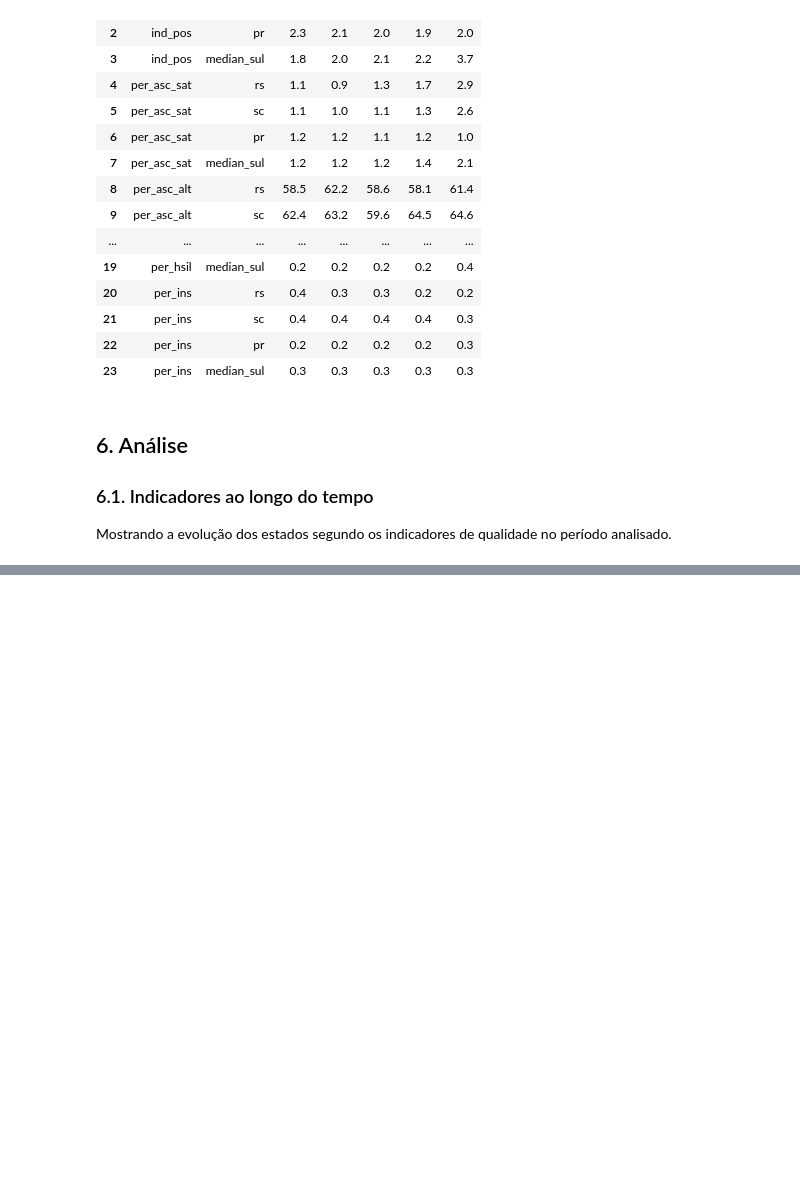
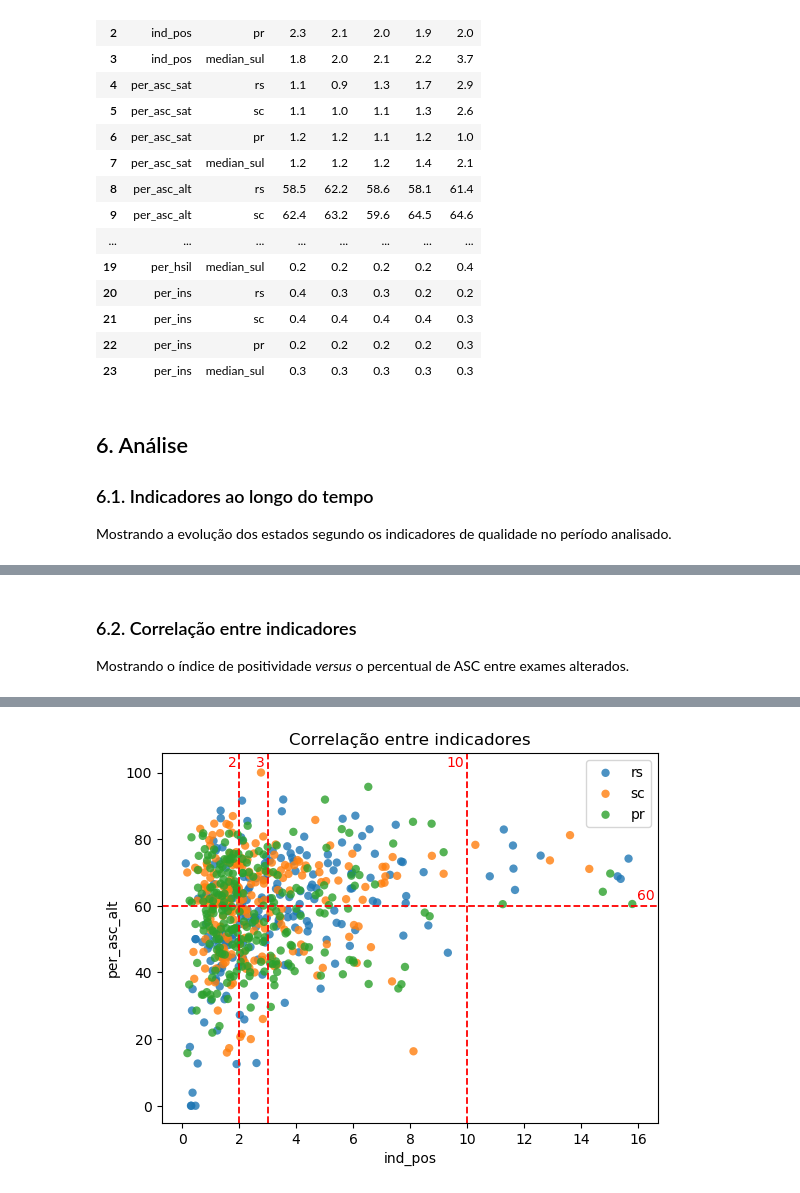
Before and after one commit to souzamarcelo/qualicito, a Jupyter notebook: lab-book.ipynb, the cells around one changed output, grey strips where cells are left out. Drawn from its saved outputs; the diff is of its cells as text; code cells hidden in the pictures; blank space fills up the shorter version.

Commit message:
Correlation plots.

```diff
--- a/lab-book.ipynb
+++ b/lab-book.ipynb
@@ -109 +112,8 @@ analysis.plotIndicadores(dados, 'median')
 [figure]
+# %% [markdown]
+### 6.2. Correlação entre indicadores
+
+Mostrando o índice de positividade *versus* o percentual de ASC entre exames alterados.
+# %%
+analysis.plotCorrelacao(dados, 'ind_pos', 'per_asc_alt', [2, 3, 10], [60])
+# %% [output]
@@ -109,0 +121 @@ analysis.plotIndicadores(dados, 'median')
+[figure, added]
```
Also changed, not shown: parts of 3 cells of this notebook, 1 other file.
